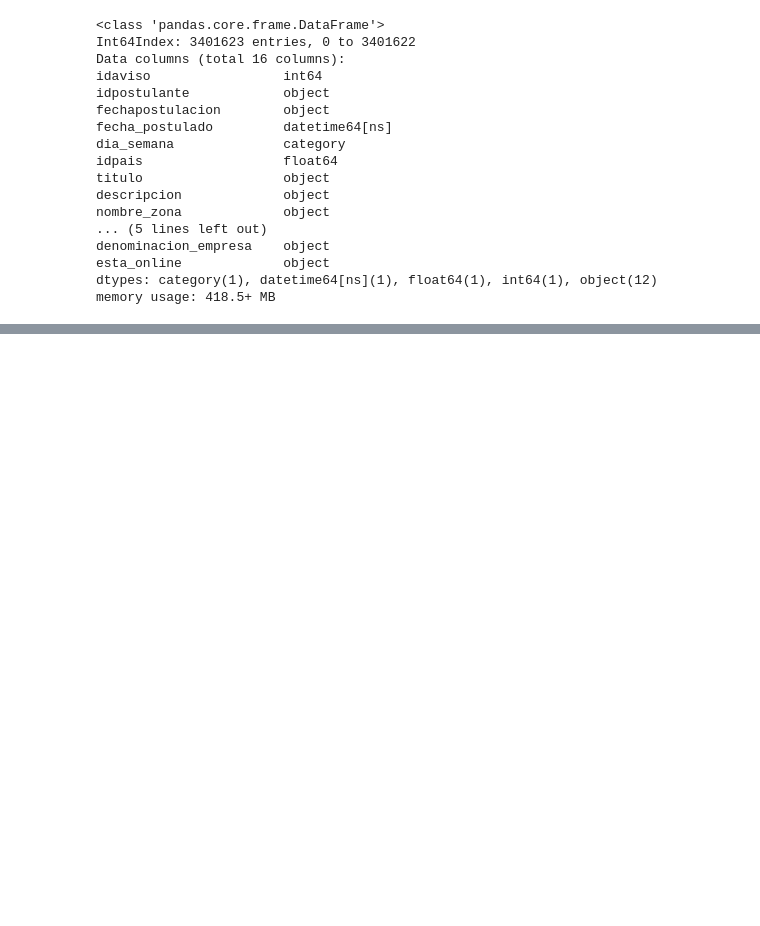
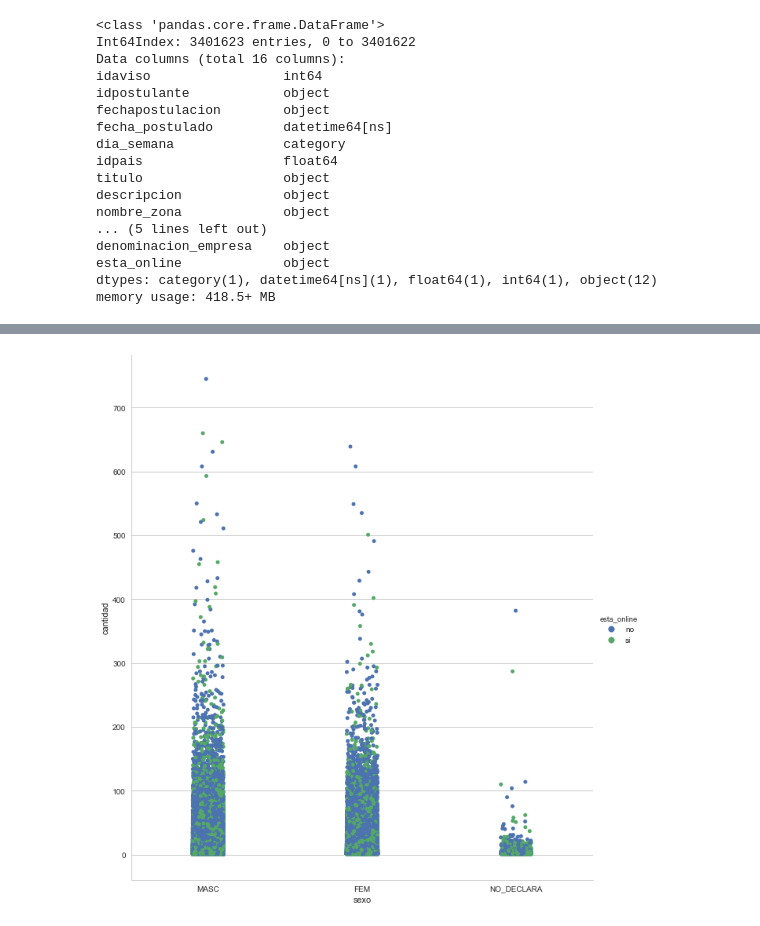
Before and after one commit to shizus/orga_datos_2018_1c, a Jupyter notebook: TrabajoPractico01_Analisis.ipynb, the cells around one changed output, grey strips where cells are left out. Drawn from its saved outputs; the diff is of its cells as text; code cells hidden in the pictures; blank space fills up the shorter version.

```diff
--- a/TrabajoPractico01_Analisis.ipynb
+++ b/TrabajoPractico01_Analisis.ipynb
@@ -1390,0 +1393,6 @@ g = sns.factorplot(x="sexo", y="counts", hue="esta_online", data=info_postulante
+# %%
+info_postulantes = info_postulantes[info_postulantes['cantidad'] < 750]
+# %%
+g = sns.factorplot(x="sexo", y="cantidad", hue="esta_online", data=info_postulantes, kind="strip", jitter=True, size=10, aspect=.9);
+# %% [output]
+[figure, added]
```
Also changed, not shown: parts of 5 cells of this notebook.
